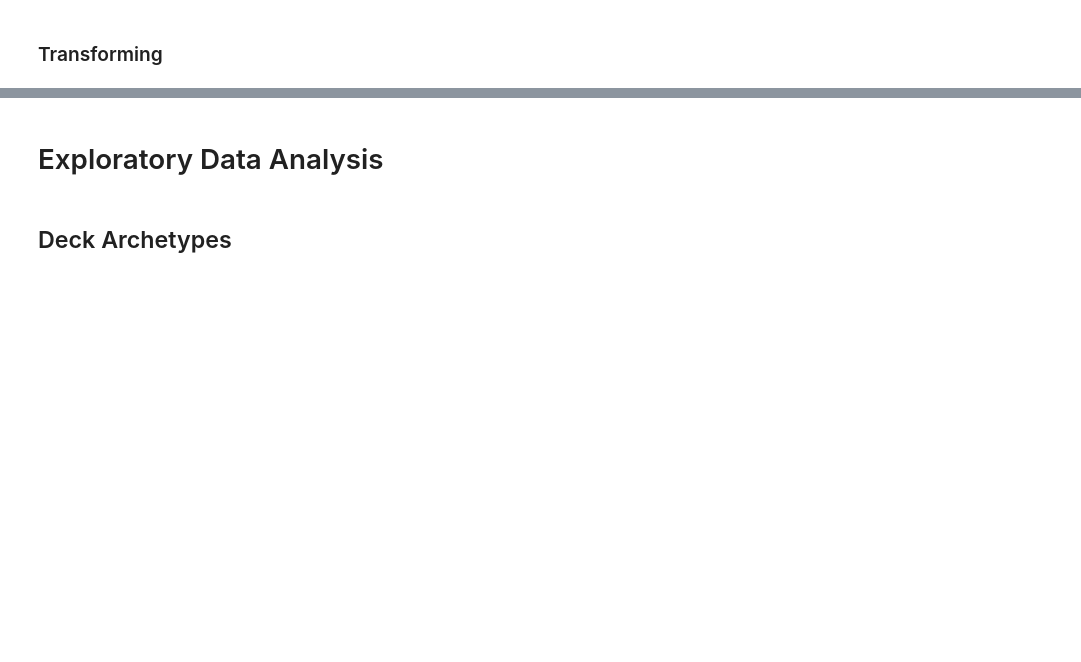
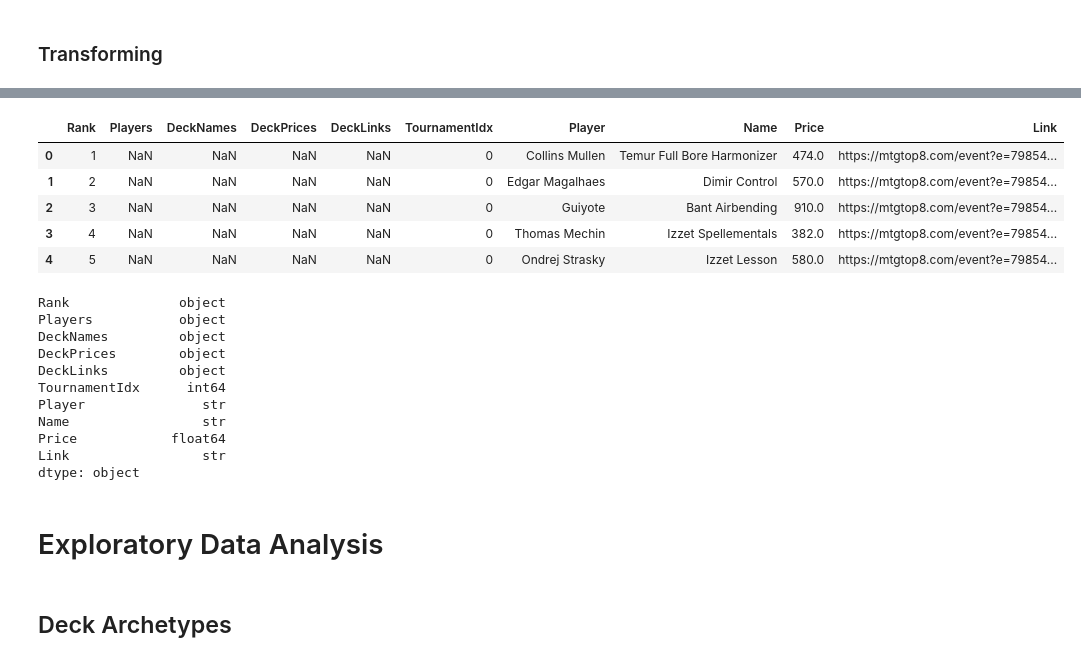
Before and after one commit to abbyortego/cmps-6790-final-tutorial, a Jupyter notebook: Milestone1_FD.ipynb, the cells around one changed output, grey strips where cells are left out. Saved outputs shown, nothing was run; the diff lists cells and outputs as text; code cells hidden in the pictures; blank space fills up the shorter version.

```diff
--- a/Milestone1_FD.ipynb
+++ b/Milestone1_FD.ipynb
@@ -318,3 +445,27 @@ dtype: object
+# %%
+decks_df[["Player", "Name", "Link"]] = decks_df[["Player", "Name", "Link"]].astype("str")
+decks_df["Price"] = decks_df["Price"].astype("float")
+decks_df["TournamentIdx"] = decks_df["TournamentIdx"].astype("int")
+
+display(decks_df.head(), decks_df.dtypes)
+# %% [output]
+|  | Rank | Players | DeckNames | DeckPrices | DeckLinks | TournamentIdx | Player | Name | Price | Link |
+| 0 | 1 | NaN | NaN | NaN | NaN | 0 | Collins Mullen | Temur Full Bore Harmonizer | 474.0 | https://mtgtop8.com/event?e=79854... |
+| 1 | 2 | NaN | NaN | NaN | NaN | 0 | Edgar Magalhaes | Dimir Control | 570.0 | https://mtgtop8.com/event?e=79854... |
+| 2 | 3 | NaN | NaN | NaN | NaN | 0 | Guiyote | Bant Airbending | 910.0 | https://mtgtop8.com/event?e=79854... |
+| 3 | 4 | NaN | NaN | NaN | NaN | 0 | Thomas Mechin | Izzet Spellementals | 382.0 | https://mtgtop8.com/event?e=79854... |
+| 4 | 5 | NaN | NaN | NaN | NaN | 0 | Ondrej Strasky | Izzet Lesson | 580.0 | https://mtgtop8.com/event?e=79854... |
+Rank              object
+Players           object
+DeckNames         object
+DeckPrices        object
+DeckLinks         object
+TournamentIdx      int64
+Player               str
+Name                 str
+Price            float64
+Link                 str
+dtype: object
 # %% [markdown]
 # Exploratory Data Analysis
 # %% [markdown]
```
Also changed, not shown: parts of 23 cells of this notebook, 2 other files.
